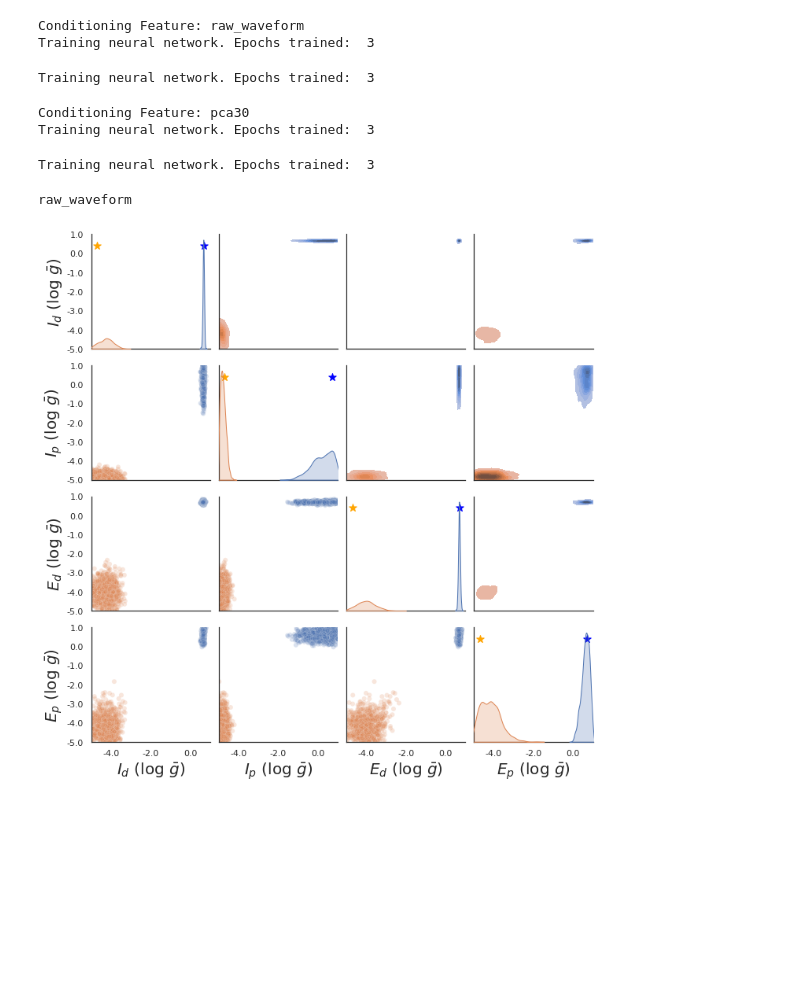
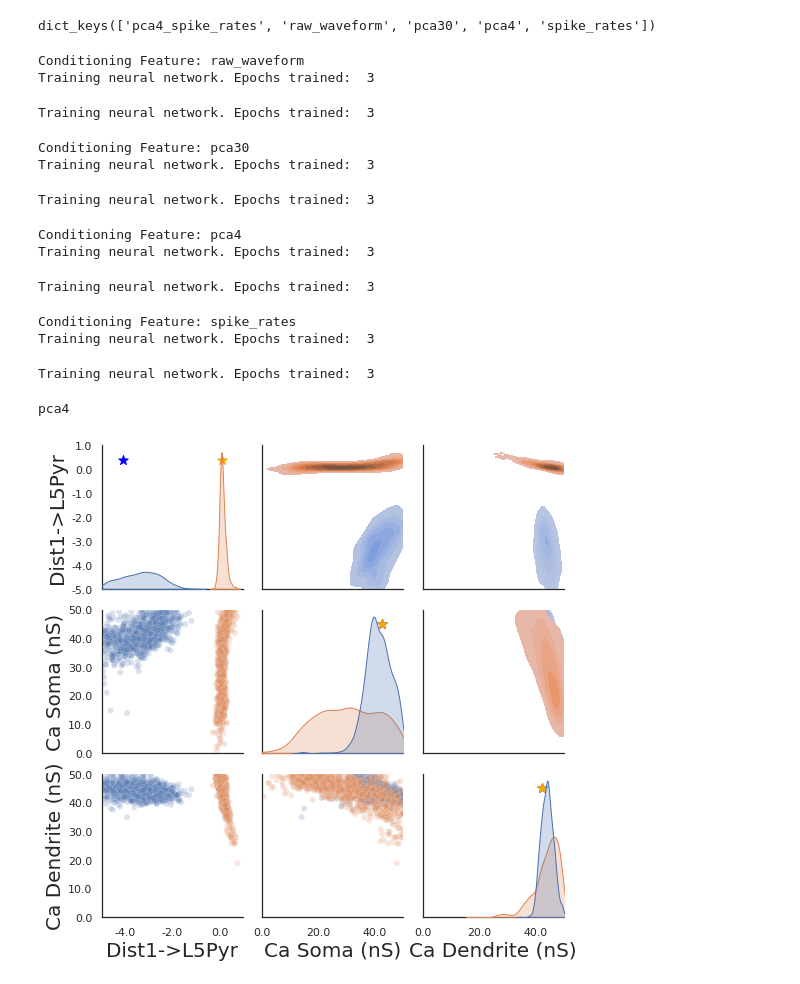
Before and after one commit to ntolley/hnn_sbi_sfn2022, a Jupyter notebook: notebooks/hnn_erp_posterior_compare.ipynb, the cells around one changed output. Drawn from its saved outputs; the diff is of its cells as text; code cells hidden in the pictures; blank space fills up the shorter version.

Commit message:
Update poster draft with figures

```diff
--- a/notebooks/hnn_erp_posterior_compare.ipynb
+++ b/notebooks/hnn_erp_posterior_compare.ipynb
@@ -17,6 +17,7 @@ from sbi import utils as sbi_utils
 import pandas as pd
 from sklearn.decomposition import PCA
 rng_seed = 123
+rng = np.random.default_rng(rng_seed)
 
 scale_factor = 60_000
 
@@ -43,7 +44,7 @@ window_samples = posterior_metadata['window_samples']
 net = jones_2009_model()
 
 simulator = partial(simulator_hnn, prior_dict=prior_dict, param_function=hnn_erp_param_function,
-                    network_model=net, tstop=tstop, return_objects=False)
+                    network_model=net, tstop=tstop, return_objects=True)
 # %%
 %matplotlib inline
 # Values on [0,1] mapped to range of bounds defined in prior_dict
@@ -137,16 +148,11 @@ plt.tight_layout()
+# %%
+posterior_state_dicts.keys()
+# %% [output]
+dict_keys(['pca4_spike_rates', 'raw_waveform', 'pca30', 'pca4', 'spike_rates'])
 # %%
 prior = UniformPrior(parameters=list(prior_dict.keys()))
 n_params = len(prior_dict)
 limits = list(prior_dict.values())
-
-nval_samples = 10
-
-# x_orig stores full waveform to be used for embedding
-x_orig, theta_orig = np.load(f'{data_path}/sbi_sims/x_sbi.npy'), np.load(f'{data_path}/sbi_sims/theta_sbi.npy')
-#x_grid, theta_grid = np.load(f'{data_path}/sbi_sims/x_grid.npy'), np.load(f'{data_path}/sbi_sims/theta_grid.npy')
-
-x_orig = x_orig[:,window_samples[0]:window_samples[1]]
-#x_grid = x_grid[:,window_samples[0]:window_samples[1]]
 
 # Collect plotting data outside loop
 scatter_data_list = list()
@@ -154,8 +160,7 @@ dist_data_list = list()
 ppc_data_list = list()
 theta_data_list = list()
 
-#input_type_list = ['raw_waveform','pca4', 'pca30', 'peak', 'bandpower']
-input_type_list = ['raw_waveform', 'pca30']
+input_type_list = ['raw_waveform', 'pca30', 'pca4', 'spike_rates']
 
 
 for plot_idx, input_type in enumerate(input_type_list):
@@ -183,15 +188,17 @@ for plot_idx, input_type in enumerate(input_type_list):
 
     df_list, theta_cond_transformed_list = list(), list()
     cond_name = ['Large', 'Small']
+    x_orig = raw_data_type[input_dict['data_type']]['train']
+    x_cond_list = raw_data_type[input_dict['data_type']]['cond']
+
     for x_cond, cond_name, theta_cond in zip(x_cond_list, cond_name, theta_cond_list):
-        load_info = {name: {'x_train': posterior_dict['input_dict']['feature_func'](x_orig),
-                            'x_cond': posterior_dict['input_dict']['feature_func'](x_cond)}
-                     for name, posterior_dict in posterior_state_dicts.items()}
+        load_info = {'x_train': posterior_dict['input_dict']['feature_func'](x_orig),
+                     'x_cond': posterior_dict['input_dict']['feature_func'](x_cond)}
         posterior = load_posterior(state_dict=state_dict,
-                                   x_infer=torch.tensor(load_info[input_type]['x_train'][:10,:]).float(),
+                                   x_infer=torch.tensor(load_info['x_train'][:10,:]).float(),
                                    theta_infer=torch.tensor(theta_orig[:10,:]), prior=prior, embedding_net=embedding_net)
 
-        samples = posterior.sample((num_samples,), x=torch.tensor(load_info[input_type]['x_cond'].squeeze()))
+        samples = posterior.sample((num_samples,), x=torch.tensor(load_info['x_cond']))
         samples_transformed = linear_scale_array(samples.numpy(), all_bounds)
 
         theta_cond_transformed = linear_scale_array(theta_cond.reshape(1,-1), all_bounds)[0]
@@ -223,48 +230,54 @@ Training neural network. Epochs trained:  3
 Conditioning Feature: pca30
 Training neural network. Epochs trained:  3
 Training neural network. Epochs trained:  3
+Conditioning Feature: pca4
+Training neural network. Epochs trained:  3
+Training neural network. Epochs trained:  3
+Conditioning Feature: spike_rates
+Training neural network. Epochs trained:  3
+Training neural network. Epochs trained:  3
 # %%
-feature_idx = 0
+feature_idx = 2
 print(input_type_list[feature_idx])
 
 labelsize=20
 
-param_labels = ['$I_d$ (log $\\bar{g}$)', '$I_p$ (log $\\bar{g}$)', '$E_d$ (log $\\bar{g}$)', '$E_p$ (log $\\bar{g}$)']
+param_labels = ['Dist1->L5Pyr', 'Ca Soma (nS)', 'Ca Dendrite (nS)']
 
 df = scatter_data_list[feature_idx]
 theta_cond_transformed_list = theta_data_list[feature_idx]
 
 all_bounds = [param_dict['bounds'] for param_dict in prior_dict.values()]
 g = sns.PairGrid(df, hue='cond_name', diag_sharey=False, corner=False)
 g.map_lower(sns.scatterplot, alpha=0.2)
 g.map_upper(sns.kdeplot, fill=True)
 g.map_diag(sns.kdeplot, fill=True)
 
-for idx in range(4):
+for idx in range(3):
     # Add space to visuzalize groundtruth tick marks at top
     y_diff = np.abs(all_bounds[idx][1] - all_bounds[idx][0])
 
     g.axes[idx, idx].set_xlim(all_bounds[idx])
     g.axes[idx, idx].set_ylim(all_bounds[idx])
 
     g.axes[idx,idx].scatter(theta_cond_transformed_list[0][idx], all_bounds[idx][1] - y_diff*0.1,
                             color='blue', marker='*', s=100)
     g.axes[idx,idx].scatter(theta_cond_transformed_list[1][idx], all_bounds[idx][1] - y_diff*0.1,
                             color='orange', marker='*', s=100)
 
     g.axes[idx,0].set_ylabel(param_labels[idx], fontsize=labelsize)
-    g.axes[3,idx].set_xlabel(param_labels[idx], fontsize=labelsize)
+    g.axes[2,idx].set_xlabel(param_labels[idx], fontsize=labelsize)
 
-for idx1 in range(4):
-    for idx2 in range(4):
+for idx1 in range(3):
+    for idx2 in range(3):
         if g.axes[idx1, idx2] != None:
             g.axes[idx1, idx2].yaxis.set_major_formatter(FormatStrFormatter('%.1f'))
             g.axes[idx1, idx2].xaxis.set_major_formatter(FormatStrFormatter('%.1f'))
 plt.tight_layout()
 #plt.savefig('hnn_erp_posterior_compare.svg')
 # %% [output]
-raw_waveform
+pca4
-[figure, old version]
+[figure, new version]
 # %%
 feature_idx = 1
 print(input_type_list[feature_idx])
```
Also changed, not shown: parts of 6 cells of this notebook, 5 other files.
